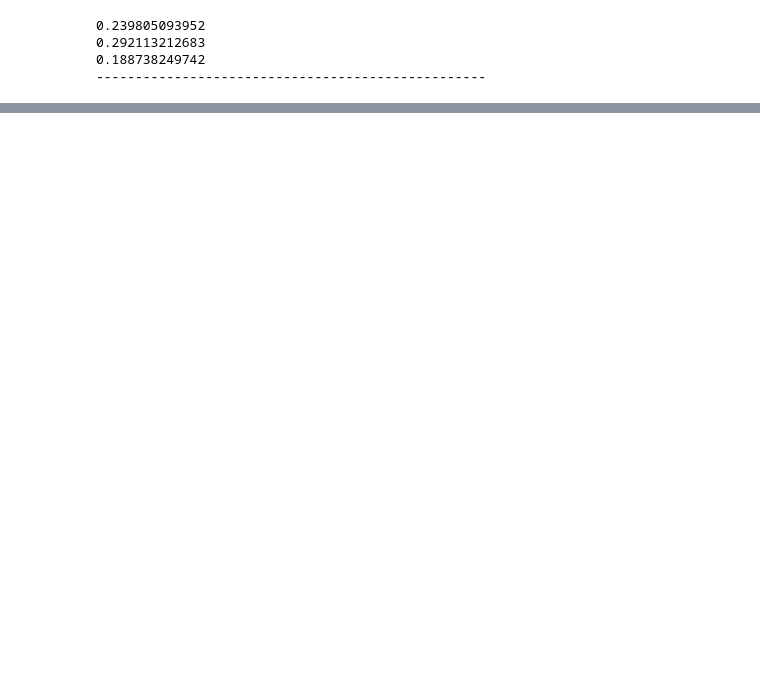
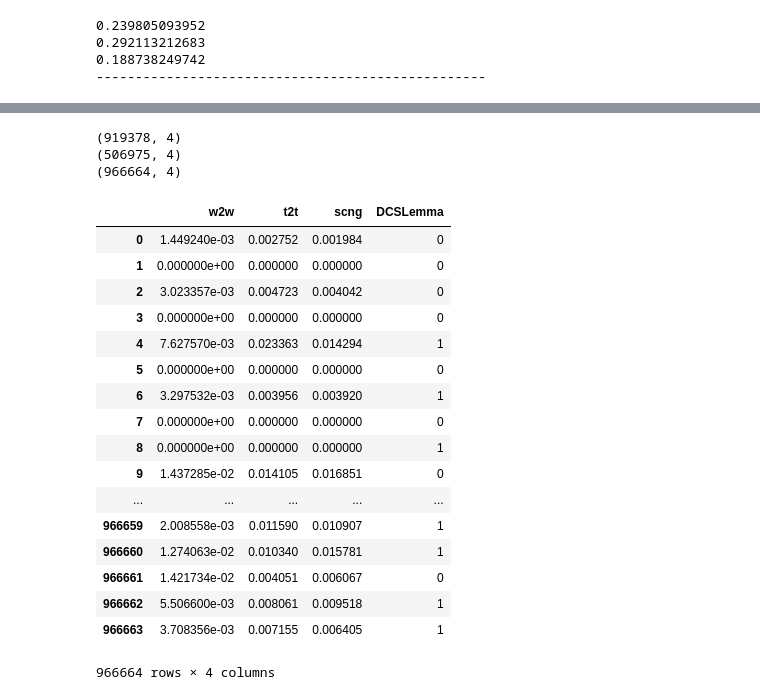
Before and after one commit to bsantraigi/Sanskrit-Segmentation, a Jupyter notebook: Weights for Supervised Learning.ipynb, the cells around one changed output, grey strips where cells are left out. Saved outputs shown, nothing was run; the diff lists cells and outputs as text; code cells hidden in the pictures; blank space fills up the shorter version.

```diff
--- a/Weights for Supervised Learning.ipynb
+++ b/Weights for Supervised Learning.ipynb
@@ -131,3 +132,9 @@ print('-'*50)
 0.292113212683
 0.188738249742
 --------------------------------------------------
+# %%
+df_logR_train = pd.read_csv('logReg_train_full.csv')
+df_logR_train.rename(columns={'DSCLemma':'DCSLemma'}, inplace=True)
+# %%
+df_logR_train.DCSLemma = df_logR_train.DCSLemma.astype(int)
+df_logR_train.head()
@@ -133,0 +148,14 @@ print('-'*50)
+# %%
+df_logR_train_pos = df_logR_train[df_logR_train.DCSLemma == True]
+df_logR_train_neg = df_logR_train[df_logR_train.DCSLemma == False]
+# %%
+print(df_logR_train_neg.shape)
+print(df_logR_train_pos.shape)
+df_logR_train_neg2 = df_logR_train_neg.loc[0::2]
+frames = [df_logR_train_pos, df_logR_train_neg2]
+df_logR_train_small = pd.concat(frames)
+print(df_logR_train_small.shape)
+# %% [output]
+(919378, 4)
+(506975, 4)
+(966664, 4)
@@ -133,0 +175,23 @@ print('-'*50)
+# %%
+df_logR_train_small = df_logR_train_small.iloc[np.random.permutation(len(df_logR_train_small))]
+df_logR_train_small = df_logR_train_small.reset_index(drop=True)
+df_logR_train_small
+# %% [output]
+|  | w2w | t2t | scng | DCSLemma |
+| 0 | 1.449240e-03 | 0.002752 | 0.001984 | 0 |
+| 1 | 0.000000e+00 | 0.000000 | 0.000000 | 0 |
+| 2 | 3.023357e-03 | 0.004723 | 0.004042 | 0 |
+| 3 | 0.000000e+00 | 0.000000 | 0.000000 | 0 |
+| 4 | 7.627570e-03 | 0.023363 | 0.014294 | 1 |
+| 5 | 0.000000e+00 | 0.000000 | 0.000000 | 0 |
+| 6 | 3.297532e-03 | 0.003956 | 0.003920 | 1 |
+| 7 | 0.000000e+00 | 0.000000 | 0.000000 | 0 |
+| 8 | 0.000000e+00 | 0.000000 | 0.000000 | 1 |
+| 9 | 1.437285e-02 | 0.014105 | 0.016851 | 0 |
+| ... | ... | ... | ... | ... |
+| 966659 | 2.008558e-03 | 0.011590 | 0.010907 | 1 |
+| 966660 | 1.274063e-02 | 0.010340 | 0.015781 | 1 |
+| 966661 | 1.421734e-02 | 0.004051 | 0.006067 | 0 |
+| 966662 | 5.506600e-03 | 0.008061 | 0.009518 | 1 |
+| 966663 | 3.708356e-03 | 0.007155 | 0.006405 | 1 |
+966664 rows × 4 columns
```
Also changed, not shown: parts of 11 cells of this notebook, 5 other files.
